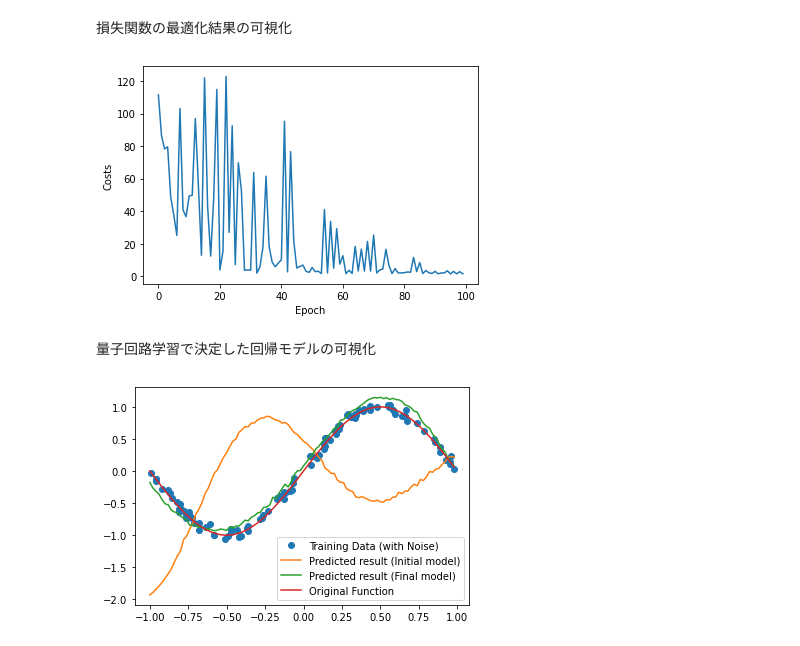
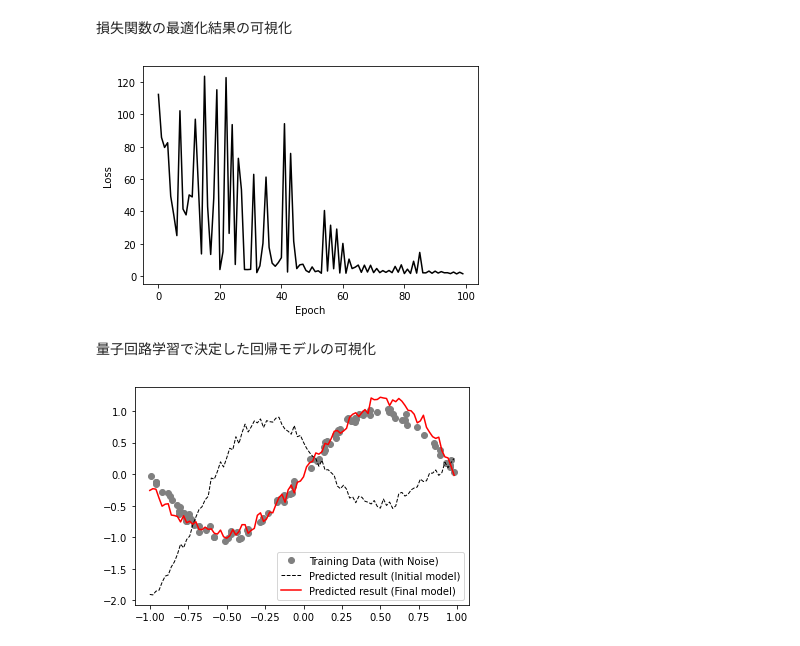
Before and after one commit to mkatouda/qclsample, a Jupyter notebook: qiskit_qcl_regression_sample.ipynb, the cells around one changed output. Cells and saved outputs as stored; diff of their text form; code cells hidden in the pictures.

```diff
--- a/qiskit_qcl_regression_sample.ipynb
+++ b/qiskit_qcl_regression_sample.ipynb
@@ -203,8 +243,7 @@ initial params
 # %% [markdown]
 初期化した変分回路パラメータθを用いた回帰計算実行
 # %%
-backend = Aer.get_backend(backendname)
-y_pred_reg_init = qcl_reg(x_pred, nqubit, c_depth, params, Mfac, backend, num_shots)
+y_pred_reg_init = qcl_reg(x_pred, nqubit, c_depth, params_init, Mfac, backendname, num_shots)
 print('y_pred_reg_init:\n', y_pred_reg_init)
 # %% [output]
 y_pred_reg_init:
@@ -230,14 +269,18 @@ y_pred_reg_init:
 # %%
-def cost_function(params):
-    global iter
-    cost_total = 0.0
+def loss_function(params):
+    loss_total = 0.0
     for i in range(len(x_train)):
         qc = pred_circ(x_train[i], nqubit, c_depth, params)
-        cost = (y_train[i] - get_expval(qc, Mfac, backend, num_shots))**2
-        cost_total += cost
+        loss = (y_train[i] - get_expval(qc, nqubit, Mfac, backendname, num_shots))**2
+        loss_total += loss
 
-    print('Iter: %d, Cost: %f' % (iter, cost_total))
-    costs.append(cost_total)
+    return loss_total
+
+def obj_function(params):
+    global iter
+    loss_total = loss_function(params)
+    print('Iter: %d, Loss: %f' % (iter, loss_total))
+    losses.append(loss_total)
     iter += 1
 
-    return cost_total
+    return loss_total
@@ -246,6 +308,5 @@ def cost_function(params):
 # %%
-backend = Aer.get_backend(backendname)
-iter = 0; costs = []
+iter = 0; losses = []
 optimizer = COBYLA(maxiter=maxiter, tol=tol)
-result = optimizer.minimize(cost_function, params)
+result = optimizer.minimize(obj_function, params_init)
 # %% [output]
@@ -269,7 +330,9 @@ Iter: 99, Cost: 1.503218
 # %% [markdown]
 学習結果の表示
 # %%
-params = result.x
-y_pred_reg_final = qcl_reg(x_pred, nqubit, c_depth, params, Mfac, backend, num_shots)
+params_final = result.x
+print('Final params\n', params_final)
+
+y_pred_reg_final = qcl_reg(x_pred, nqubit, c_depth, params_final, Mfac, backendname, num_shots)
 print('y_pred_reg_final:\n', y_pred_reg_final)
 # %% [output]
@@ -295,23 +357,22 @@ y_pred_reg_final:
 損失関数の最適化結果の可視化
 # %%
 fig = plt.figure()
-plt.plot([i for i in range(len(costs))], costs)
+plt.plot([i for i in range(len(losses))], losses, c='black', linewidth=1.5)
 plt.xlabel('Epoch')
-plt.ylabel('Costs')
+plt.ylabel('Loss')
 plt.show()
 #plt.savefig('./qcl-epoch.png')
 # %% [output]
-[figure, old version]
+[figure, new version]
 # %% [markdown]
 量子回路学習で決定した回帰モデルの可視化
 # %%
 fig = plt.figure()
-plt.plot(x_train, y_train, "o", label='Training Data (with Noise)')
-plt.plot(x_pred, y_pred_reg_init, label='Predicted result (Initial model)')
-plt.plot(x_pred, y_pred_reg_final, label='Predicted result (Final model)')
-plt.plot(x_pred, y_pred, label='Original Function')
+plt.plot(x_train, y_train, 'o', label='Training Data (with Noise)', c='gray')
+plt.plot(x_pred, y_pred_reg_init, '--', label='Predicted result (Initial model)', c='black', linewidth=1.0)
+plt.plot(x_pred, y_pred_reg_final, label='Predicted result (Final model)', c='red', linewidth=1.5)
 plt.legend()
 plt.show()
 #plt.savefig('./qcl-regplot.png')
 # %% [output]
-[figure, old version]
+[figure, new version]
```
Also changed, not shown: parts of 19 cells of this notebook.
